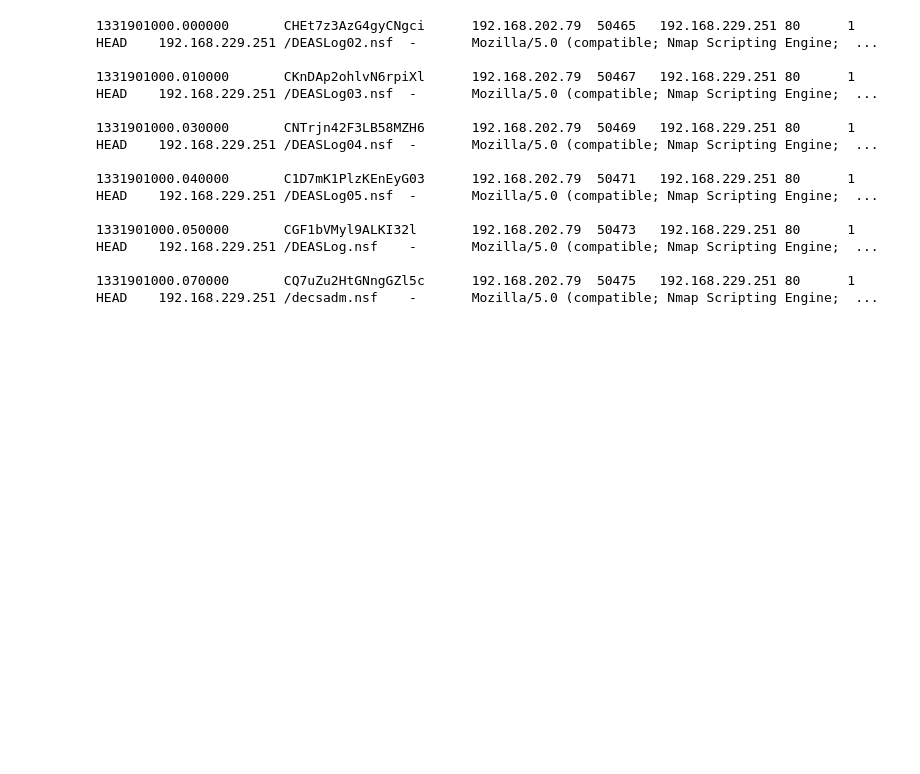
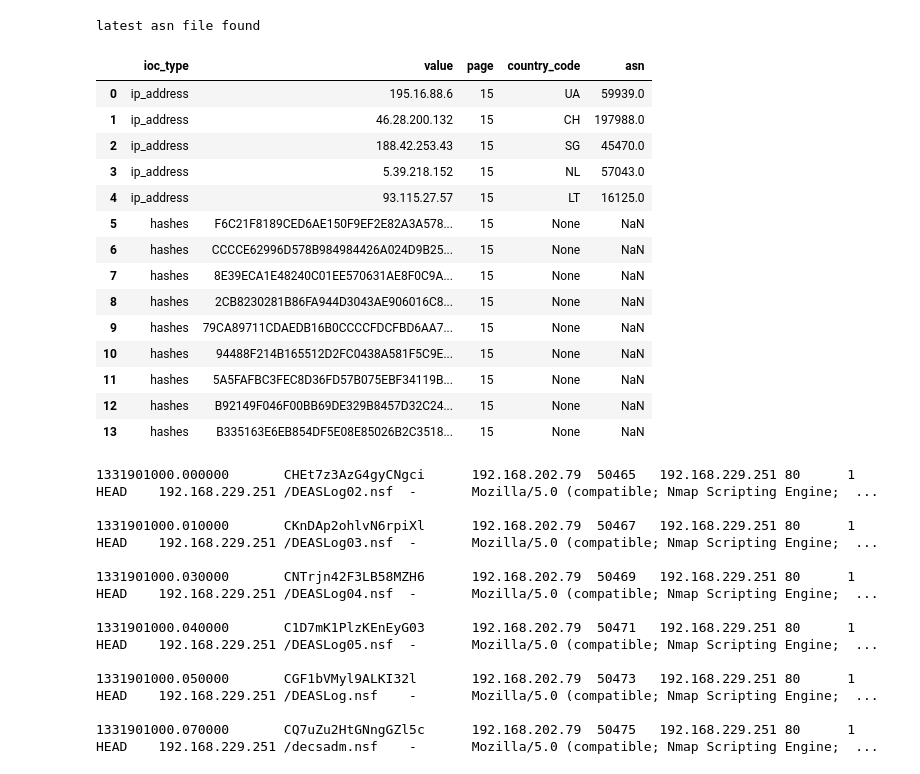
Before and after one commit to lxlguy/technical-test, a Jupyter notebook: Untitled.ipynb, the cells around one changed output. Drawn from its saved outputs; the diff is of its cells as text; code cells hidden in the pictures; blank space fills up the shorter version.

```diff
--- a/Untitled.ipynb
+++ b/Untitled.ipynb
@@ -128,0 +1,12 @@ len("F6C21F8189CED6AE150F9EF2E82A3A57843B587D")
+# %%
+import pdftotext
+import pandas as pd
+import re
+ip_pattern = re.compile(r"(25[0-5]|2[0-4][0-9]|1[0-9][0-9]|[1-9]?[0-9])\."
+                     r"(25[0-5]|2[0-4][0-9]|1[0-9][0-9]|[1-9]?[0-9])\."
+                     r"(25[0-5]|2[0-4][0-9]|1[0-9][0-9]|[1-9]?[0-9])\[\.\]"
+                     r"(25[0-5]|2[0-4][0-9]|1[0-9][0-9]|[1-9]?[0-9])")
+
+hash_pattern = re.compile(r"\b([^\W_-]{40})\b") #TODO: ensure it is only upper or only lower but not both, might need to break into 2
+
+url_pattern = re.compile(r"\b(([a-zA-Z0-9]{1,63}.)?[^\W_]{1,63}\[\.\][^\W\d_-]{2,3})\b")
@@ -129,3 +136,69 @@ len("F6C21F8189CED6AE150F9EF2E82A3A57843B587D")
+# %%
+import os
+from datetime import datetime
+def download_rib_file():
+    srvr, rp, fn = find_latest_routeviews('46')
+    ftp_download(srvr, rp, fn, fn)
+    return
+
+def verify_asn_database():
+    if any(item == "asn_{}.asn".format(datetime.today().strftime('%Y%m%d')) for item in os.listdir('.')):
+        print ('latest asn file found')
+        return [item for item in os.listdir('.') if item.endswith('.asn')][0]
+    if not any((item.startswith("rib.{}".format(datetime.today().strftime('%Y%m%d'))) \
+               and item.endswith('.bz2')) for item in os.listdir('.')):
+        print('downloading latest rib file')
+        download_rib_file()
+    rib_file = sorted([item for item in os.listdir('.') if \
+                (item.startswith('rib.{}'.format(datetime.today().strftime('%Y%m%d')))\
+                and item.endswith('.bz2'))])[-1]
+    prefixes = mrtx.parse_mrt_file(rib_file, print_progress=True,
+                                   skip_record_on_error=True)
+    mrtx.dump_prefixes_to_file(prefixes, "asn_{}.asn".format(datetime.today().strftime('%Y%m%d'), rib_file))
+    return ("asn_{}.asn".format(datetime.today().strftime('%Y%m%d')))
+
+latest_asn = verify_asn_database()
+# %% [output]
+latest asn file found
+# %%
+from geolite2 import geolite2
+import pyasn
+def check_asn_cc(row, asndb, geo):
+    if row['ioc_type']=='ip_address':
+        try:
+            asn, _ = asndb.lookup(row['value'])
+            asn = int(asn)
+        except:
+            asn = 'not found'
+        response = geo.get(row['value'])
+        try:
+            return (asn, response['country']['iso_code'])
+        except:
+            return (asn, "not found")
+    else:
+        return (None, None)
+# %%
+if len(master_df[master_df['ioc_type']=='ip_address'])>0:
+    asndb = pyasn.pyasn(latest_asn)
+    geo = geolite2.reader()
+    master_df[['asn','country_code']] = master_df.apply(check_asn_cc, args=(asndb, geo), axis=1, result_type="expand")
+master_df
+# %% [output]
+|  | ioc_type | value | page | country_code | asn |
+| 0 | ip_address | 195.16.88.6 | 15 | UA | 59939.0 |
+| 1 | ip_address | 46.28.200.132 | 15 | CH | 197988.0 |
+| 2 | ip_address | 188.42.253.43 | 15 | SG | 45470.0 |
+| 3 | ip_address | 5.39.218.152 | 15 | NL | 57043.0 |
+| 4 | ip_address | 93.115.27.57 | 15 | LT | 16125.0 |
+| 5 | hashes | F6C21F8189CED6AE150F9EF2E82A3A578... | 15 | None | NaN |
+| 6 | hashes | CCCCE62996D578B984984426A024D9B25... | 15 | None | NaN |
+| 7 | hashes | 8E39ECA1E48240C01EE570631AE8F0C9A... | 15 | None | NaN |
+| 8 | hashes | 2CB8230281B86FA944D3043AE906016C8... | 15 | None | NaN |
+| 9 | hashes | 79CA89711CDAEDB16B0CCCCFDCFBD6AA7... | 15 | None | NaN |
+| 10 | hashes | 94488F214B165512D2FC0438A581F5C9E... | 15 | None | NaN |
+| 11 | hashes | 5A5FAFBC3FEC8D36FD57B075EBF34119B... | 15 | None | NaN |
+| 12 | hashes | B92149F046F00BB69DE329B8457D32C24... | 15 | None | NaN |
+| 13 | hashes | B335163E6EB854DF5E08E85026B2C3518... | 15 | None | NaN |
 # %%
 count=0
 # with open("data/http.log" ,'r') as f:
```
Also changed, not shown: parts of 37 cells of this notebook, 5 other files.
